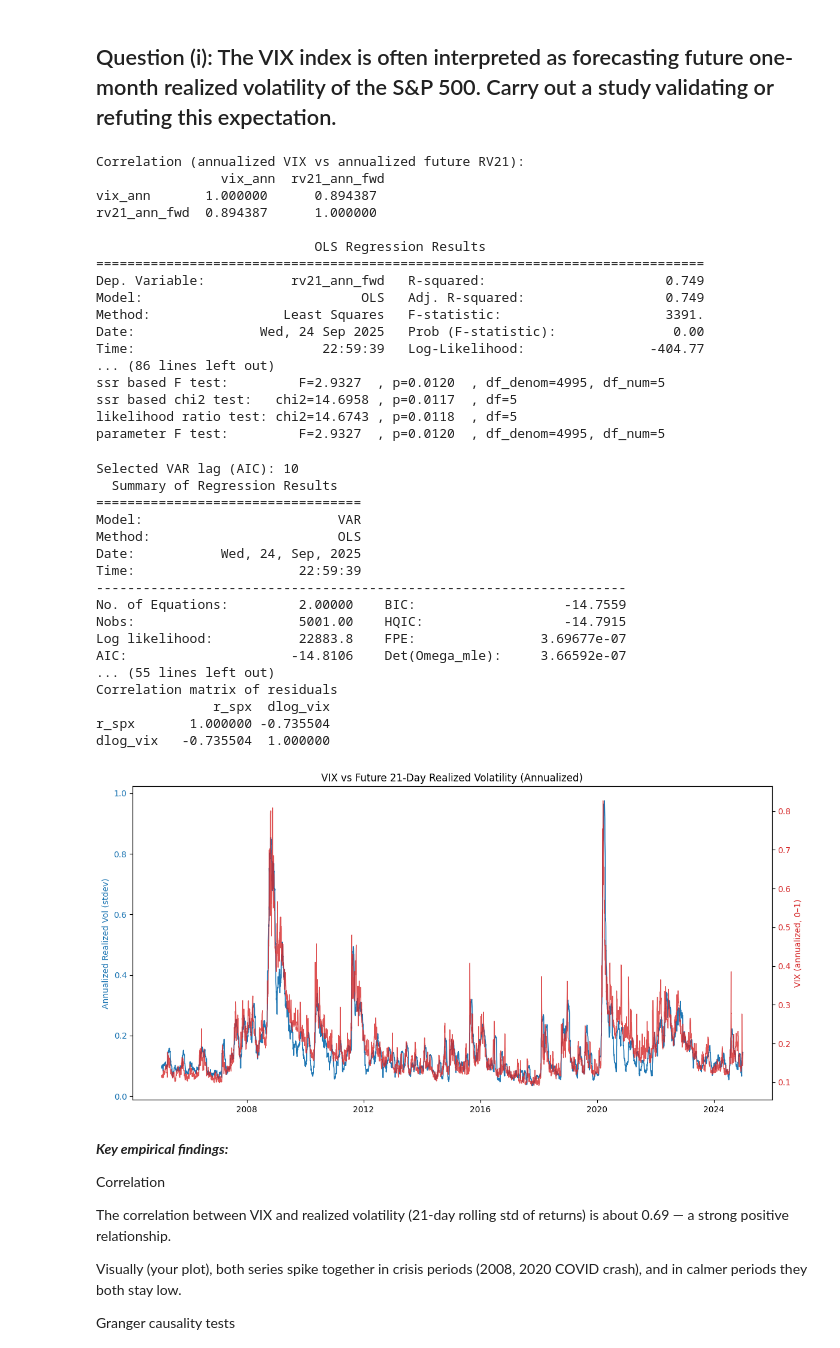
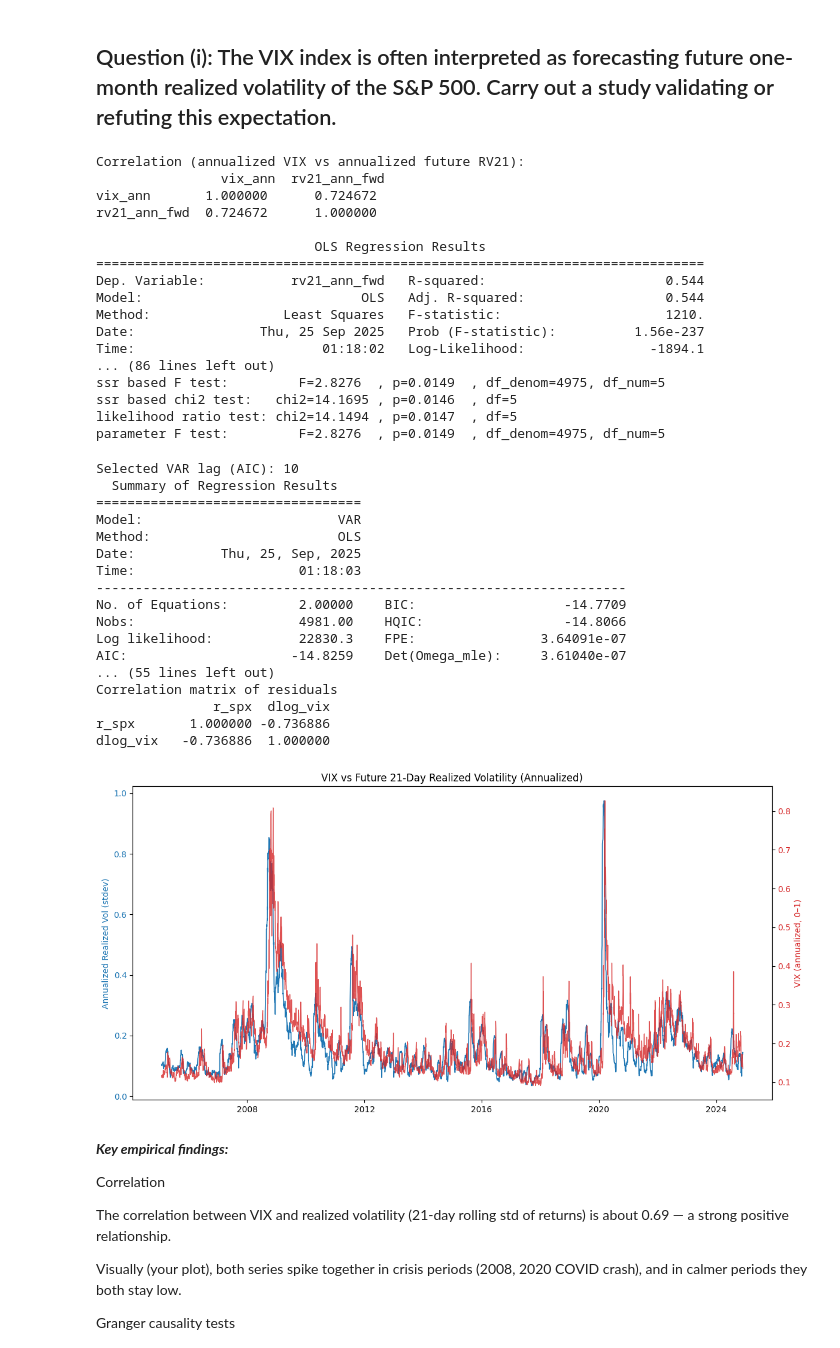
Before and after one commit to arshdeep11112000/Time_Series, a Jupyter notebook: HW3/Presentation2.ipynb, the cells around one changed output. Drawn from its saved outputs; the diff is of its cells as text; code cells hidden in the pictures.

```diff
--- a/HW3/Presentation2.ipynb
+++ b/HW3/Presentation2.ipynb
@@ -34,7 +34,7 @@ px["dlog_vix"] = np.log(px["VIX"]).diff()
 # Step 3: Realized volatility targets (future 21 trading days)
 #     - Annualized stdev of next 21 daily returns, aligned at t
 # ----------------------------
-rv21_fwd = px["r_spx"].shift(-1).rolling(21).std() * np.sqrt(252)
+rv21_fwd = (px["r_spx"].shift(-1).rolling(21).std() * np.sqrt(252)).shift(-20)
 px["rv21_ann_fwd"] = rv21_fwd
 
 # Optional benchmark: past 21-day annualized RV (historical)
@@ -88,53 +88,53 @@ fig, ax1 = plt.subplots(figsize=(12,6))
 # Left axis: annualized future RV21
 ax1.plot(df.index, df["rv21_ann_fwd"], label="Future RV (21d, annualized)", lw=1.2)
 ax1.set_ylabel("Annualized Realized Vol (stdev)", color="C0")
 ax1.tick_params(axis='y', labelcolor="C0")
 
 # Right axis: annualized VIX
 ax2 = ax1.twinx()
 ax2.plot(df.index, df["vix_ann"], color="C3", label="VIX (annualized)", lw=1.0, alpha=0.8)
 ax2.set_ylabel("VIX (annualized, 0–1)", color="C3")
 ax2.tick_params(axis='y', labelcolor="C3")
 
 plt.title("VIX vs Future 21-Day Realized Volatility (Annualized)")
 fig.tight_layout()
 plt.show()
 # %% [output]
 Correlation (annualized VIX vs annualized future RV21):
                 vix_ann  rv21_ann_fwd
-vix_ann       1.000000      0.894387
-rv21_ann_fwd  0.894387      1.000000
+vix_ann       1.000000      0.724672
+rv21_ann_fwd  0.724672      1.000000
 
                             OLS Regression Results
 ==============================================================================
-Dep. Variable:           rv21_ann_fwd   R-squared:                       0.749
-Model:                            OLS   Adj. R-squared:                  0.749
-Method:                 Least Squares   F-statistic:                     3391.
-Date:                Wed, 24 Sep 2025   Prob (F-statistic):               0.00
-Time:                        22:59:39   Log-Likelihood:                -404.77
+Dep. Variable:           rv21_ann_fwd   R-squared:                       0.544
+Model:                            OLS   Adj. R-squared:                  0.544
+Method:                 Least Squares   F-statistic:                     1210.
+Date:                Thu, 25 Sep 2025   Prob (F-statistic):          1.56e-237
+Time:                        01:18:02   Log-Likelihood:                -1894.1
 ... (86 lines left out)
-ssr based F test:         F=2.9327  , p=0.0120  , df_denom=4995, df_num=5
-ssr based chi2 test:   chi2=14.6958 , p=0.0117  , df=5
-likelihood ratio test: chi2=14.6743 , p=0.0118  , df=5
-parameter F test:         F=2.9327  , p=0.0120  , df_denom=4995, df_num=5
+ssr based F test:         F=2.8276  , p=0.0149  , df_denom=4975, df_num=5
+ssr based chi2 test:   chi2=14.1695 , p=0.0146  , df=5
+likelihood ratio test: chi2=14.1494 , p=0.0147  , df=5
+parameter F test:         F=2.8276  , p=0.0149  , df_denom=4975, df_num=5
 Selected VAR lag (AIC): 10
   Summary of Regression Results
 ==================================
 Model:                         VAR
 Method:                        OLS
-Date:           Wed, 24, Sep, 2025
-Time:                     22:59:39
+Date:           Thu, 25, Sep, 2025
+Time:                     01:18:03
 --------------------------------------------------------------------
-No. of Equations:         2.00000    BIC:                   -14.7559
-Nobs:                     5001.00    HQIC:                  -14.7915
-Log likelihood:           22883.8    FPE:                3.69677e-07
-AIC:                     -14.8106    Det(Omega_mle):     3.66592e-07
+No. of Equations:         2.00000    BIC:                   -14.7709
+Nobs:                     4981.00    HQIC:                  -14.8066
+Log likelihood:           22830.3    FPE:                3.64091e-07
+AIC:                     -14.8259    Det(Omega_mle):     3.61040e-07
 ... (55 lines left out)
 Correlation matrix of residuals
                r_spx  dlog_vix
-r_spx       1.000000 -0.735504
-dlog_vix   -0.735504  1.000000
+r_spx       1.000000 -0.736886
+dlog_vix   -0.736886  1.000000
-[figure, old version]
+[figure, new version]
 # %% [markdown]
 ***Key empirical findings:***
 
```
Also changed, not shown: parts of 3 cells of this notebook.
